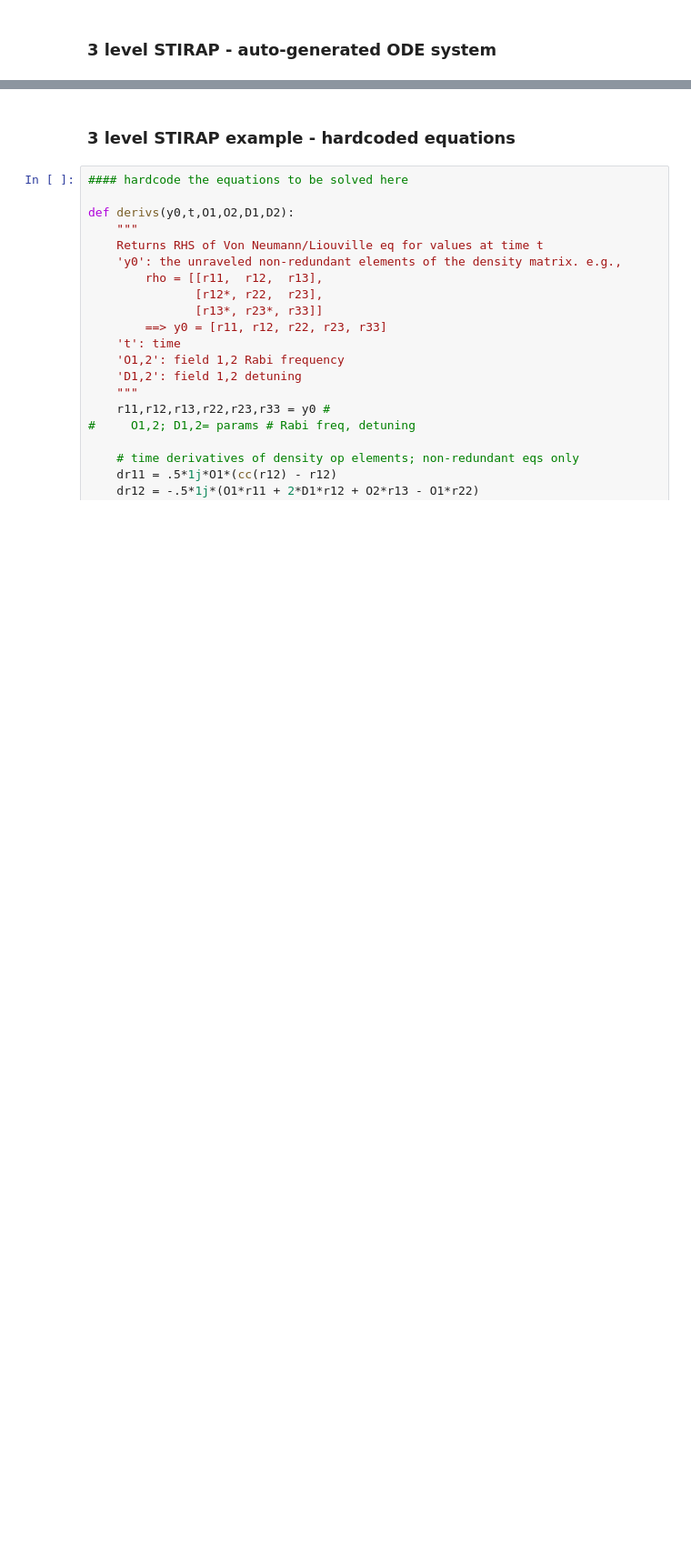
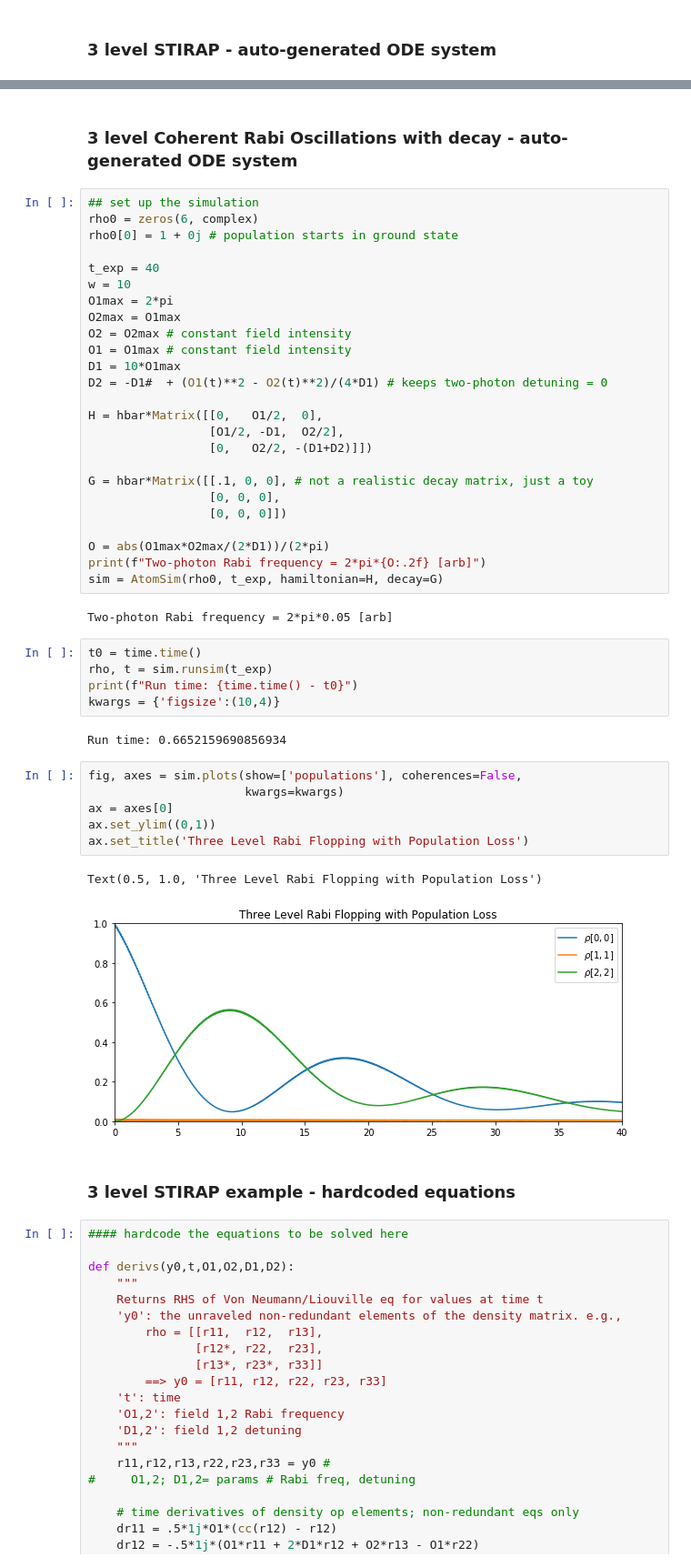
Before and after one commit to prhuft/atom-sim, a Jupyter notebook: atomsim_test.ipynb, the cells around one changed output, grey strips where cells are left out. Shown: that part at 91% size. Cells and saved outputs as stored; diff of their text form; blank space fills up the shorter version.

Commit message:
decay functionality and example

```diff
--- a/atomsim_test.ipynb
+++ b/atomsim_test.ipynb
@@ -56,4 +58,49 @@ Run time: 0.10771036148071289
 [figure]
+# %% [markdown]
+### 3 level Coherent Rabi Oscillations with decay - auto-generated ODE system
+# %%
+## set up the simulation
+rho0 = zeros(6, complex)
+rho0[0] = 1 + 0j # population starts in ground state
+
+t_exp = 40
+w = 10
+O1max = 2*pi
+O2max = O1max
+O2 = O2max # constant field intensity
+O1 = O1max # constant field intensity
+D1 = 10*O1max
+D2 = -D1#  + (O1(t)**2 - O2(t)**2)/(4*D1) # keeps two-photon detuning = 0
+
+H = hbar*Matrix([[0,   O1/2,  0],
+                 [O1/2, -D1,  O2/2],
+                 [0,   O2/2, -(D1+D2)]])
+
+G = hbar*Matrix([[.1, 0, 0], # not a realistic decay matrix, just a toy
+                 [0, 0, 0],
+                 [0, 0, 0]])
+
+O = abs(O1max*O2max/(2*D1))/(2*pi)
+print(f"Two-photon Rabi frequency = 2*pi*{O:.2f} [arb]")
+sim = AtomSim(rho0, t_exp, hamiltonian=H, decay=G)
+# %% [output]
+Two-photon Rabi frequency = 2*pi*0.05 [arb]
+# %%
+t0 = time.time()
+rho, t = sim.runsim(t_exp)
+print(f"Run time: {time.time() - t0}")
+kwargs = {'figsize':(10,4)}
+# %% [output]
+Run time: 0.6652159690856934
+# %%
+fig, axes = sim.plots(show=['populations'], coherences=False,
+                      kwargs=kwargs)
+ax = axes[0]
+ax.set_ylim((0,1))
+ax.set_title('Three Level Rabi Flopping with Population Loss')
+# %% [output]
+Text(0.5, 1.0, 'Three Level Rabi Flopping with Population Loss')
+[figure, added]
 # %% [markdown]
 ### 3 level STIRAP example - hardcoded equations
 # %%
```
Also changed, not shown: parts of 5 cells of this notebook, 1 other file.
